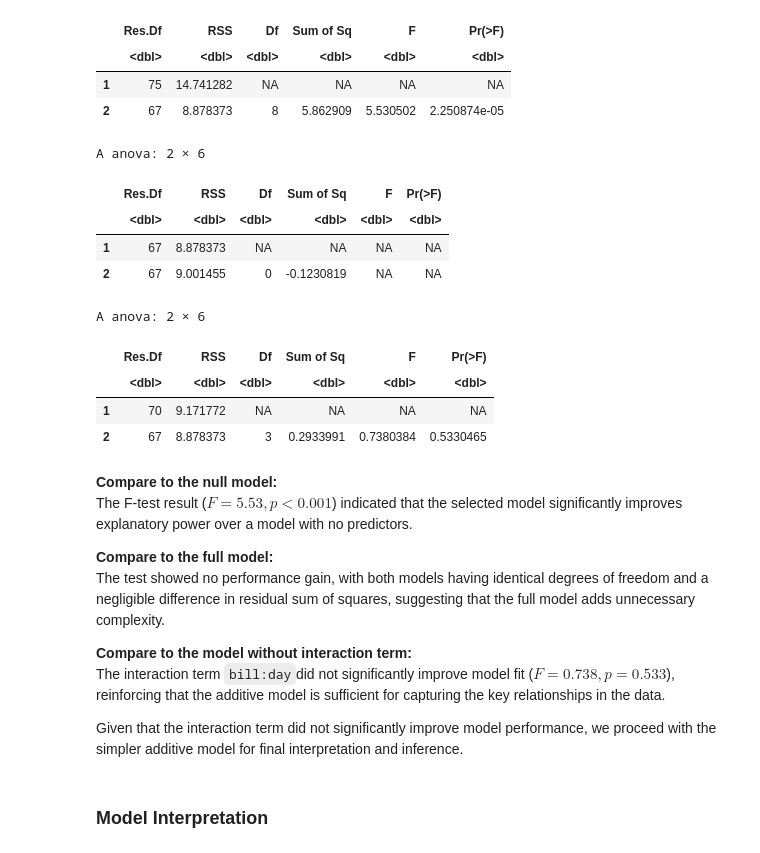
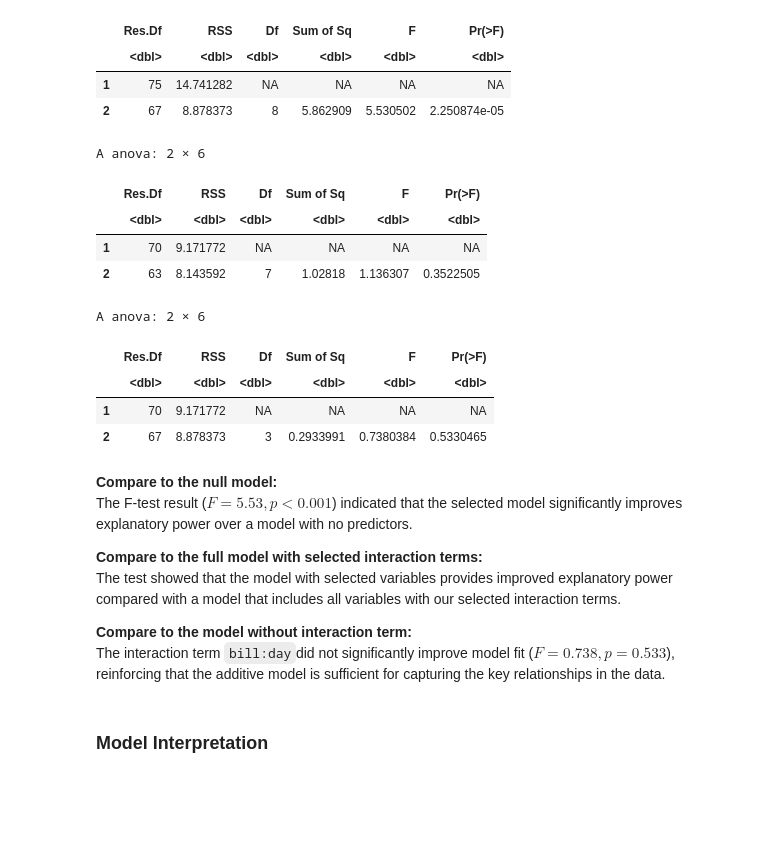
Before and after one commit to gracieS02/Final-Project_1, a Jupyter notebook: FinalProjectCode.ipynb, the cells around one changed output. Saved outputs shown, nothing was run; the diff lists cells and outputs as text; code cells hidden in the pictures; blank space fills up the shorter version.

Commit message:
fix yes
does not include update interpretations

```diff
--- a/FinalProjectCode.ipynb
+++ b/FinalProjectCode.ipynb
@@ -381,13 +399,13 @@ A anova: 2 × 6
 | 1 | 75 | 14.741282 | NA | NA | NA | NA |
 | 2 | 67 | 8.878373 | 8 | 5.862909 | 5.530502 | 2.250874e-05 |
 # %%
-anova(tips_linear_model, lm(log(tip) ~ ., tips_test))
+anova(tips_linear_model, fullint)
 # %% [output]
 A anova: 2 × 6
 |  | Res.Df | RSS | Df | Sum of Sq | F | Pr(>F) |
 |  | <dbl> | <dbl> | <dbl> | <dbl> | <dbl> | <dbl> |
-| 1 | 67 | 8.878373 | NA | NA | NA | NA |
-| 2 | 67 | 9.001455 | 0 | -0.1230819 | NA | NA |
+| 1 | 70 | 9.171772 | NA | NA | NA | NA |
+| 2 | 63 | 8.143592 | 7 | 1.02818 | 1.136307 | 0.3522505 |
 # %%
 anova(lm(log(tip) ~ bill + day + party_size, data = tips_test), tips_linear_model)
 # %% [output]
@@ -400,13 +418,11 @@ A anova: 2 × 6
 **Compare to the null model:**
 The F-test result ($F = 5.53, p < 0.001$) indicated that the selected model significantly improves explanatory power over a model with no predictors.
 
-**Compare to the full model:**
-The test showed no performance gain, with both models having identical degrees of freedom and a negligible difference in residual sum of squares, suggesting that the full model adds unnecessary complexity.
+**Compare to the full model with selected interaction terms:**
+The test showed that the model with selected variables provides improved explanatory power compared with a model that includes all variables with our selected interaction terms.
 
 **Compare to the model without interaction term:**
 The interaction term `bill:day`did not significantly improve model fit ($F = 0.738, p = 0.533$), reinforcing that the additive model is sufficient for capturing the key relationships in the data.
-
-Given that the interaction term did not significantly improve model performance, we proceed with the simpler additive model for final interpretation and inference.
 # %% [markdown]
 ### Model Interpretation
 # %% [markdown]
```
Also changed, not shown: parts of 2 cells of this notebook.
